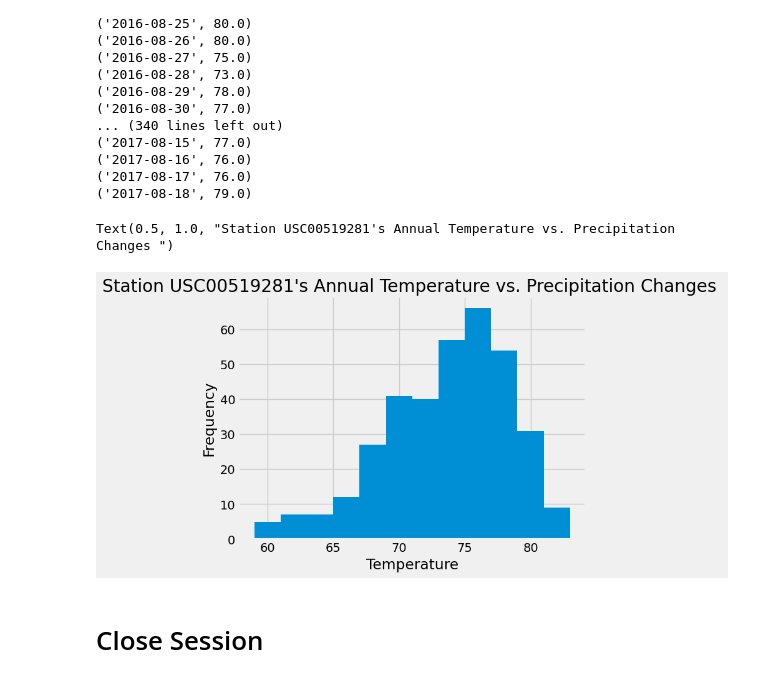
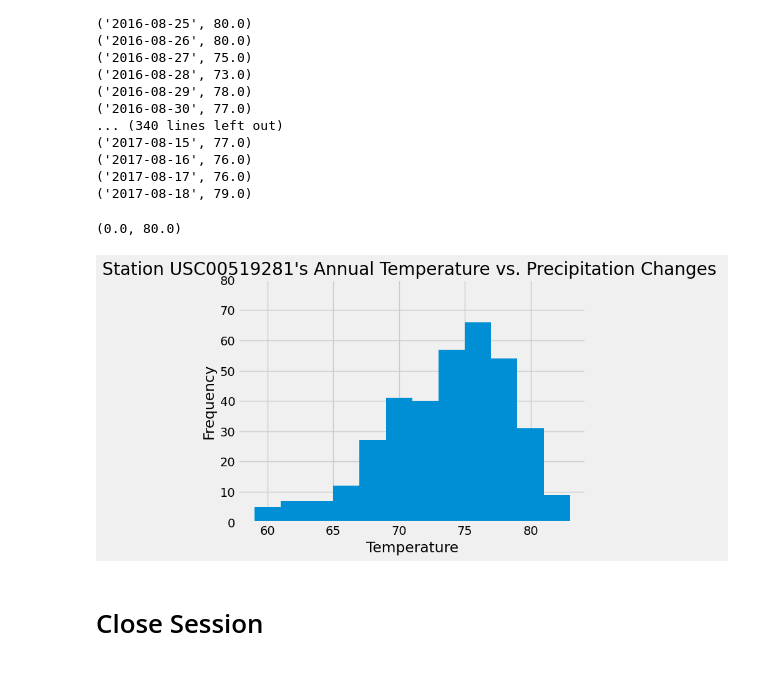
Before and after one commit to Y1U9M9A4I/sqlalchemy-challenge, a Jupyter notebook: Starter_Code/climate_starter.ipynb, the cells around one changed output. Cells and saved outputs as stored; diff of their text form; code cells hidden in the pictures.

```diff
--- a/Starter_Code/climate_starter.ipynb
+++ b/Starter_Code/climate_starter.ipynb
@@ -172,16 +172,17 @@ for val in mas_12mo:
 # %%
 # plot the results of [46] as a histogram
 mas_df = pd.DataFrame(mas_12mo)["tobs"]
 mas_df
 
 mas_histo = mas_df.hist(bins=12)
 
 plt.xlabel("Temperature")
 plt.ylabel("Frequency")
 plt.title("Station USC00519281's Annual Temperature vs. Precipitation Changes ")
+plt.ylim(0, 80)
 # %% [output]
-Text(0.5, 1.0, "Station USC00519281's Annual Temperature vs. Precipitation Changes ")
+(0.0, 80.0)
-[figure, old version]
+[figure, new version]
 # %% [markdown]
 # Close Session
 # %%
```
Also changed, not shown: parts of 1 cell of this notebook, 3 other files.
